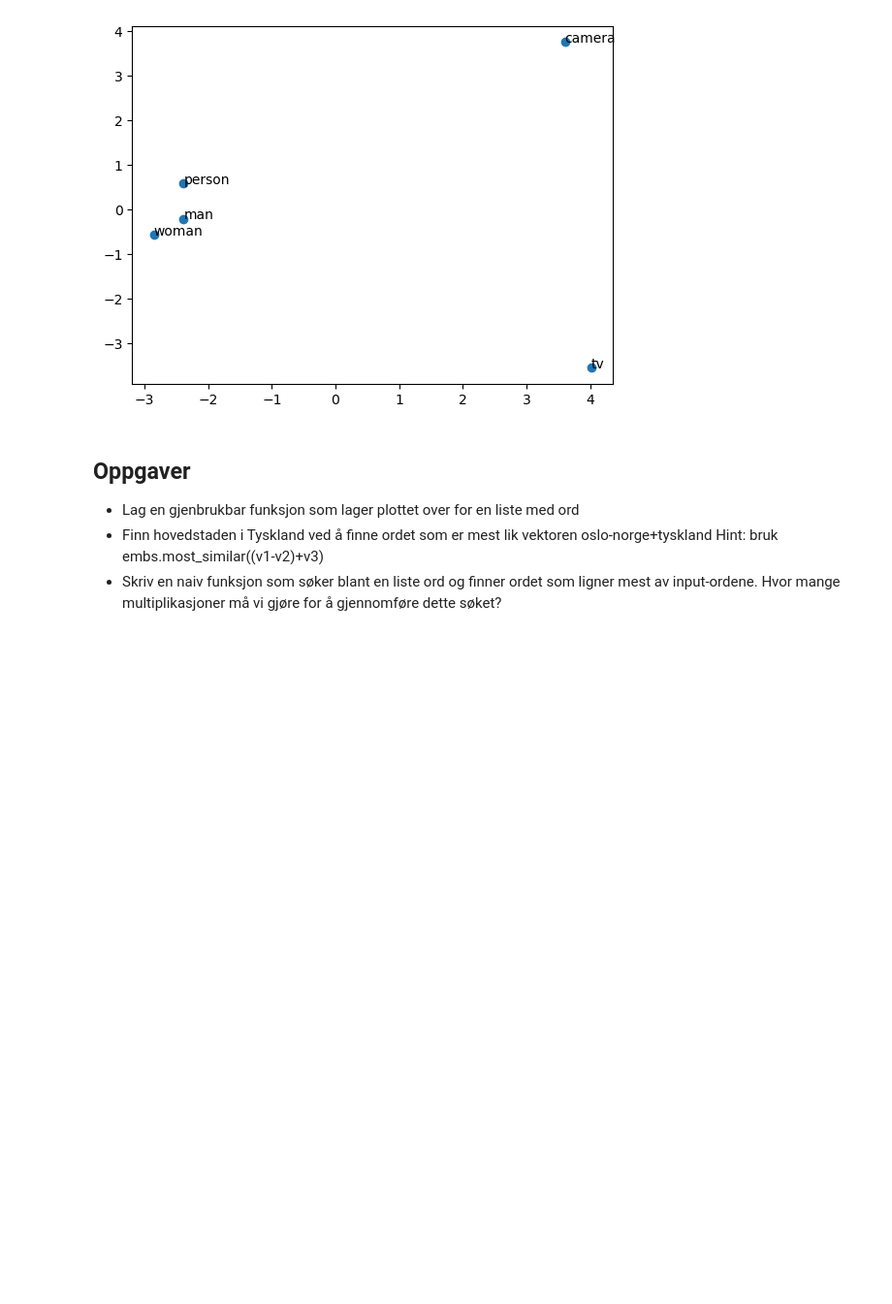
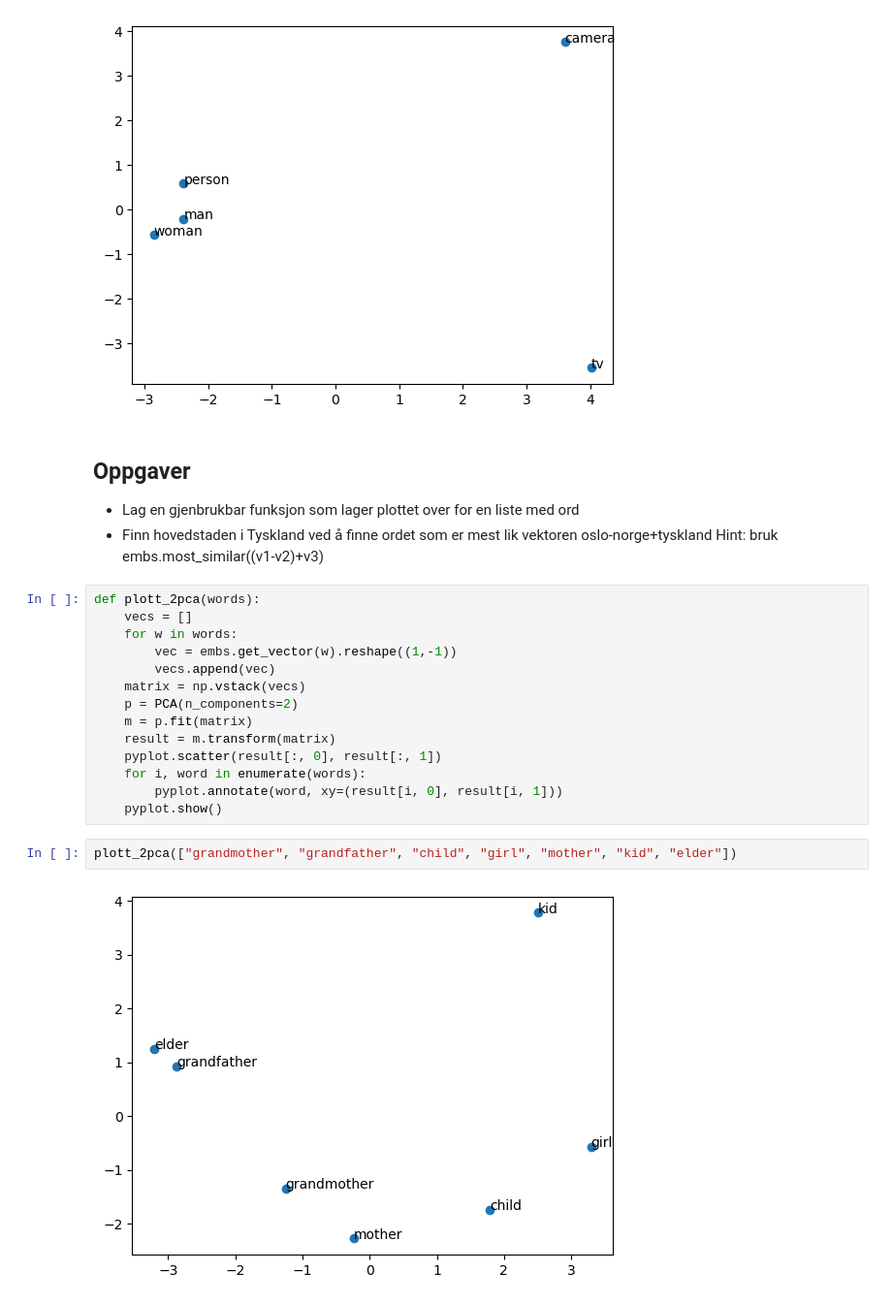
Before and after one commit to magbak/DMBA_2023, a Jupyter notebook: python_nlp_lecture/embeddings.ipynb, the cells around one changed output. Shown: that part at 97% size. Saved outputs shown, nothing was run; the diff lists cells and outputs as text; blank space fills up the shorter version.

```diff
--- a/python_nlp_lecture/embeddings.ipynb
+++ b/python_nlp_lecture/embeddings.ipynb
@@ -189,5 +189,21 @@ pyplot.show()
 - Lag en gjenbrukbar funksjon som lager plottet over for en liste med ord
 - Finn hovedstaden i Tyskland ved å finne ordet som er mest lik vektoren oslo-norge+tyskland
   Hint: bruk embs.most_similar((v1-v2)+v3)
-- Skriv en naiv funksjon som søker blant en liste ord og finner ordet som ligner mest av input-ordene.
-  Hvor mange multiplikasjoner må vi gjøre for å gjennomføre dette søket?
+# %%
+def plott_2pca(words):
+    vecs = []
+    for w in words:
+        vec = embs.get_vector(w).reshape((1,-1))
+        vecs.append(vec)
+    matrix = np.vstack(vecs)
+    p = PCA(n_components=2)
+    m = p.fit(matrix)
+    result = m.transform(matrix)
+    pyplot.scatter(result[:, 0], result[:, 1])
+    for i, word in enumerate(words):
+        pyplot.annotate(word, xy=(result[i, 0], result[i, 1]))
+    pyplot.show()
+# %%
+plott_2pca(["grandmother", "grandfather", "child", "girl", "mother", "kid", "elder"])
+# %% [output]
+[figure, added]
```
Also changed, not shown: parts of 3 cells of this notebook, 1 other file.
